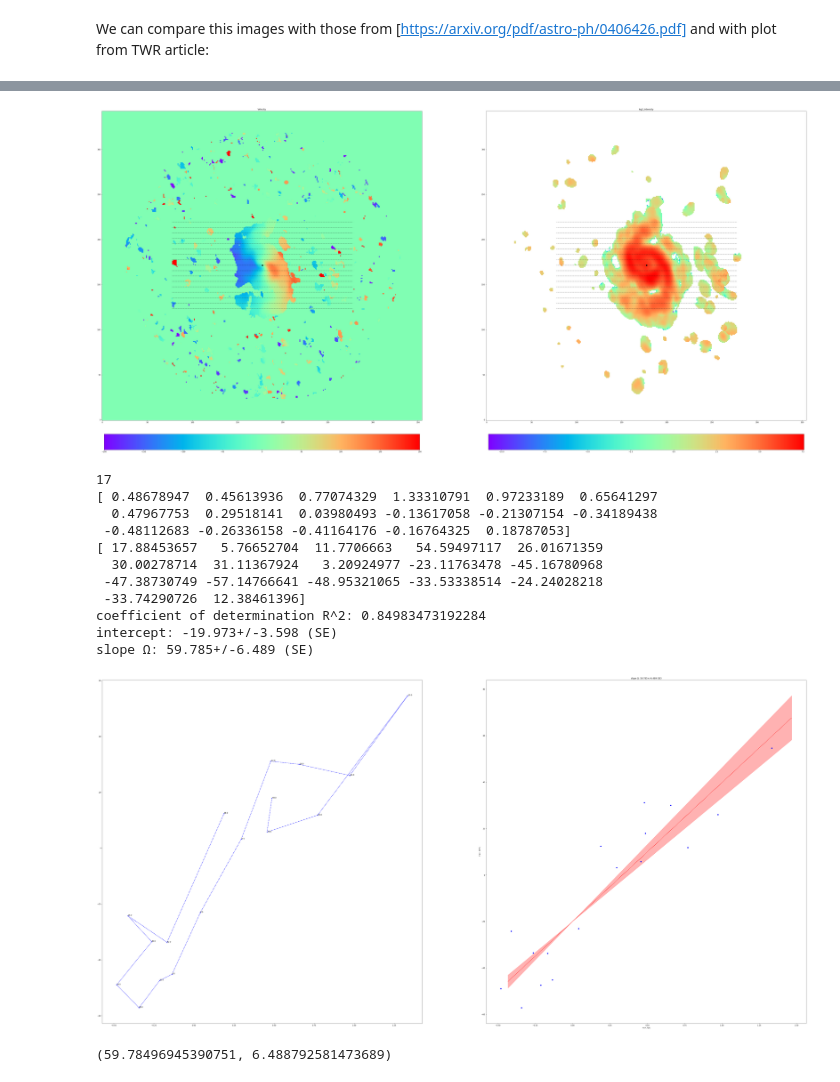
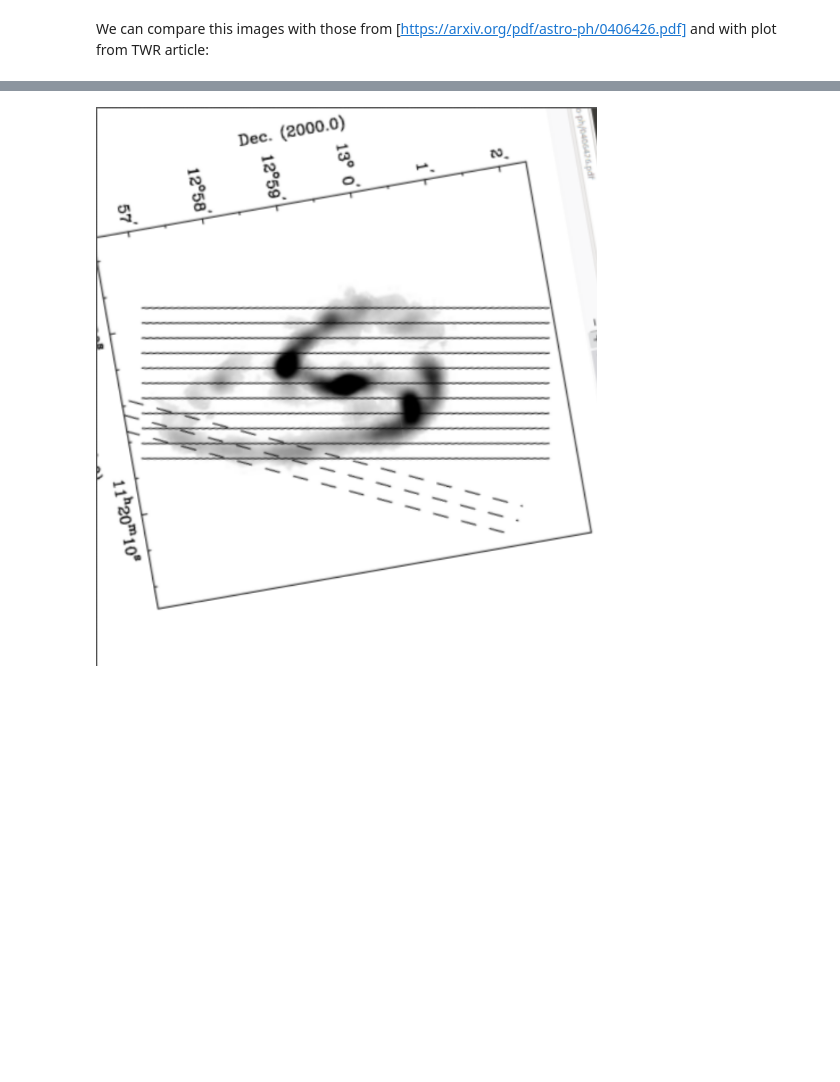
Before and after one commit to strawberryfieldss/galaxy, a Jupyter notebook: new/pyTWR-master/NGC3627.ipynb, the cells around one changed output, grey strips where cells are left out. Saved outputs shown, nothing was run; the diff lists cells and outputs as text; code cells hidden in the pictures; blank space fills up the shorter version.

```diff
--- a/new/pyTWR-master/NGC3627.ipynb
+++ b/new/pyTWR-master/NGC3627.ipynb
@@ -825,29 +385,4 @@ def solve_TW(intens=None,
-# %%
-solve_TW(intens=intens,
-              vel=vel,
-              center=center,
-              incl=incl,
-              ys = [],
-              delta_y=6.,
-              y_bins=8,
-              X_max=X_max,
-              ymin=0.,
-              verbose=True,
-              r_scale=pix_kpc,
-              ax=None,
-              img_scale=1.5)
-# %% [output]
-[figure, removed]
-17
-[ 0.48678947  0.45613936  0.77074329  1.33310791  0.97233189  0.65641297
-  0.47967753  0.29518141  0.03980493 -0.13617058 -0.21307154 -0.34189438
- -0.48112683 -0.26336158 -0.41164176 -0.16764325  0.18787053]
-[ 17.88453657   5.76652704  11.7706663   54.59497117  26.01671359
-  30.00278714  31.11367924   3.20924977 -23.11763478 -45.16780968
- -47.38730749 -57.14766641 -48.95321065 -33.53338514 -24.24028218
- -33.74290726  12.38461396]
-coefficient of determination R^2: 0.84983473192284
-intercept: -19.973+/-3.598 (SE)
-slope Ω: 59.785+/-6.489 (SE)
-[figure, removed]
-(59.78496945390751, 6.488792581473689)
+# %%
+Image('3627b.png')
+# %% [output]
+[figure, added]
```
Also changed, not shown: parts of 26 cells of this notebook.
